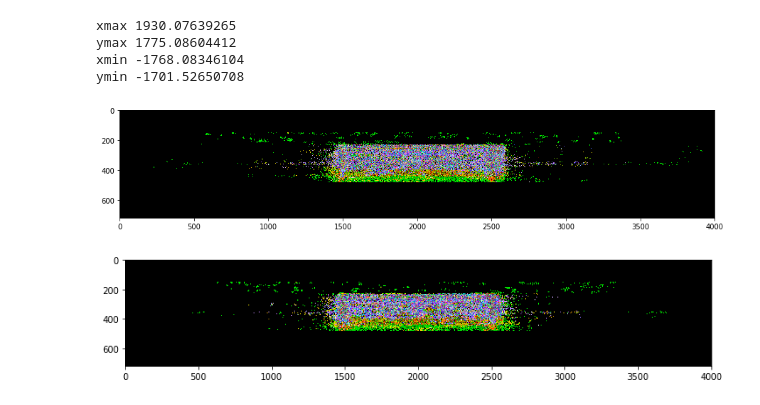
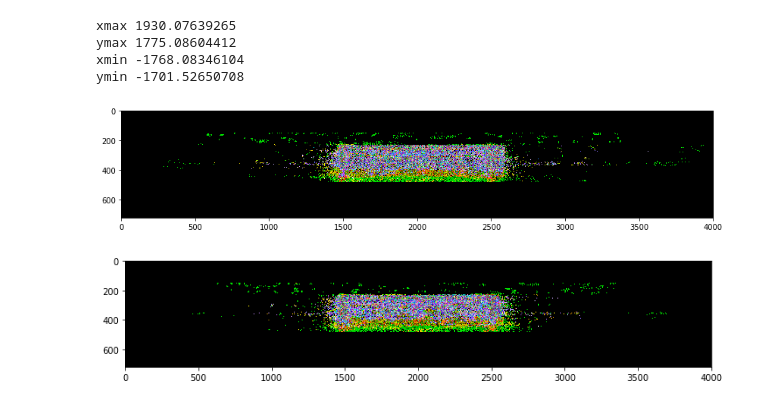
Before and after one commit to ongchinkiat/realsense-d435, a Jupyter notebook: d435-analysis-848.ipynb, the cells around one changed output. Drawn from its saved outputs; the diff is of its cells as text; code cells hidden in the pictures.

```diff
--- a/d435-analysis-848.ipynb
+++ b/d435-analysis-848.ipynb
@@ -303,17 +303,17 @@ ymin -1701.52650708
 # %%
 x_view_clip = np.zeros((720,4000,3), dtype=float)
 np.clip(x_view, 0, 255, out=x_view_clip)
 
 y_view_clip = np.zeros((720,4000,3), dtype=float)
 np.clip(y_view, 0, 255, out=y_view_clip)
 
-fig = plt.figure(figsize=(15, 15))
+fig = plt.figure(figsize=(14, 14))
 plt.imshow(x_view[:,:,:])
 plt.show()
 
 fig = plt.figure(figsize=(12, 12))
 plt.imshow(y_view[:,:,:])
 plt.show()
 # %% [output]
-[figure, old version]
+[figure, new version]
 [figure]
```
